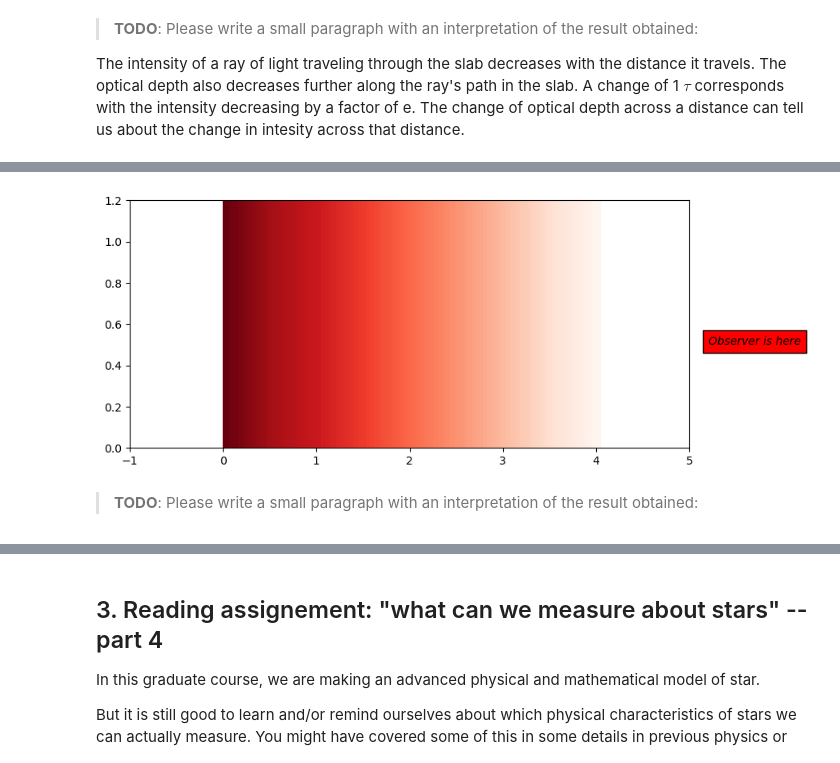
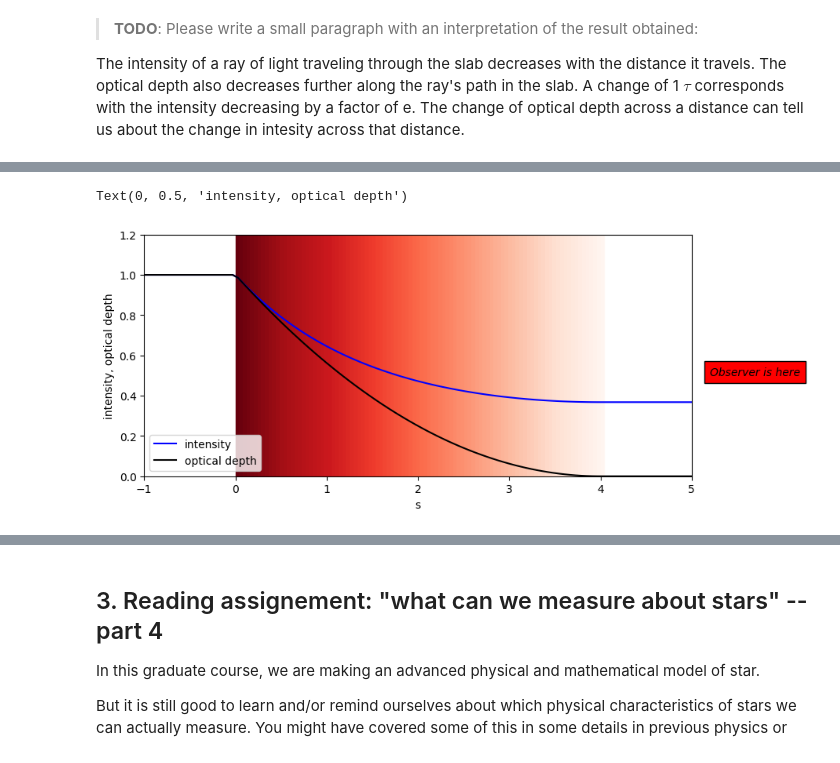
Before and after one commit to ankxie/PHYS633, a Jupyter notebook: Book/L10-Absorption/10-Absorption-template.ipynb, the cells around one changed output, grey strips where cells are left out. Cells and saved outputs as stored; diff of their text form; code cells hidden in the pictures.

```diff
--- a/Book/L10-Absorption/10-Absorption-template.ipynb
+++ b/Book/L10-Absorption/10-Absorption-template.ipynb
@@ -239,45 +256,69 @@ r = rainbow_fill_between(ax,X,Y1,Y2,colors=g)
 t = ax.text(5.2, 0.5, 'Observer is here', style='italic',
         bbox={'facecolor':'red', 'pad':5})
 
 #---------------------------------------
 #---------------------------------------
 # At home
 
-# Intensity
-
-def u(s):
+def x(s):
   d = 4
   return s/d
+
+# Intensity
 
 def I(s):
   I0 = 1
   I_array = []
   rhokappa = 0.5
   d = 4
 
   for i in range(len(s)):
-    u = u(s[i])
+    u = x(s[i])
 
-    if s[i] > 0 and s[i] < 4:
-      I_array = np.append(I_array, I0 * np.exp(-1* rhokappa * d * (u - 0.5)))
+    if u > 0 and u <= 1:
+      I_array = np.append(I_array, I0 * np.exp(-1* rhokappa * d * (u - 0.5*u**2)))
 
-    if s[i] <= 0:
+    if u <= 0:
       I_array = np.append(I_array, 1)
 
-    if s[i] >= 4:
-      I_array = np.append(I_array, I0 * np.exp(-1*rhokappa * 4))
+    if u > 1:
+      I_array = np.append(I_array, I0 * np.exp(-1*rhokappa * d*0.5))
 
   return I_array
 
-s_array = np.linspace(-1, 5, 20)
-ax.plot(s_array, I(s_array))
+s_array = np.linspace(-1, 5, 100)
+ax.plot(s_array, I(s_array), c = 'b', label = 'intensity')
+
+#optical depth
+
+def tau(s):
+  rhokappa = 0.5
+  d = 4
+  tau_array = []
+  for i in range(len(s)):
+    u = x(s[i])
+
+    if u > 0 and u <= 1:
+      tau_array = np.append(tau_array, -rhokappa * d * (u - 0.5*u**2 - 0.5))
+
+    if u > 1:
+      tau_array = np.append(tau_array, 0)
+
+    if u <= 0:
+      tau_array = np.append(tau_array, -rhokappa * d * (0 - 0.5))
+
+  return tau_array
+
+ax.plot(s_array, tau(s_array), c = 'k', label = 'optical depth')
 
 #--------------------------
 # For a legend, add label='text' to the ax.plot command
 # for which you would like a legend entry, and uncomment
 # the following line:
-#ax.legend(loc=0)
+ax.legend(loc=0)
+
+ax.set_xlabel('s')
+ax.set_ylabel('intensity, optical depth')
 # %% [output]
+Text(0, 0.5, 'intensity, optical depth')
-[figure, old version]
+[figure, new version]
-# %% [markdown]
-> **TODO**: Please write a small paragraph with an interpretation of the result obtained:
```
Also changed, not shown: parts of 4 cells of this notebook.
